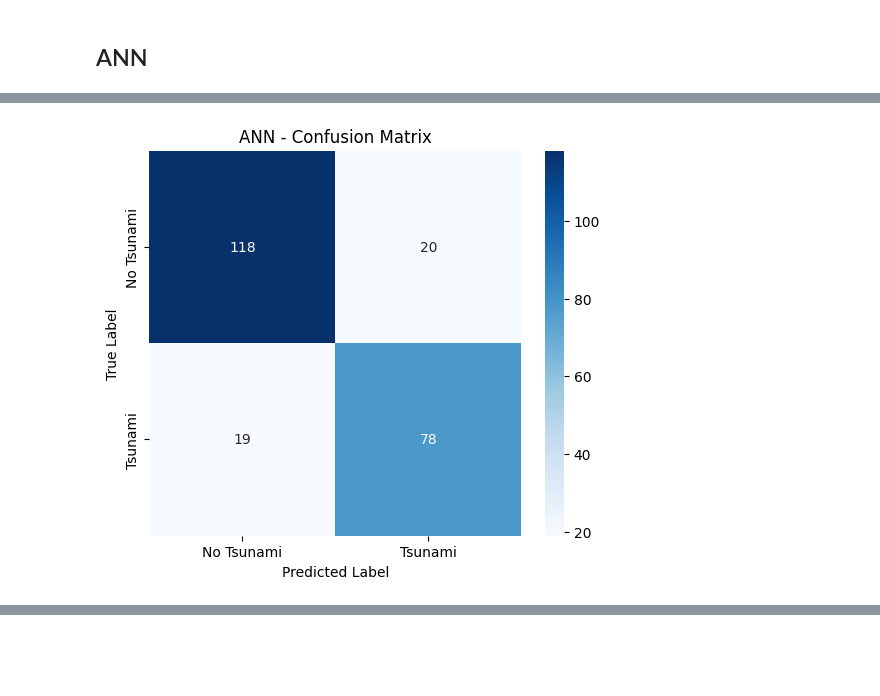
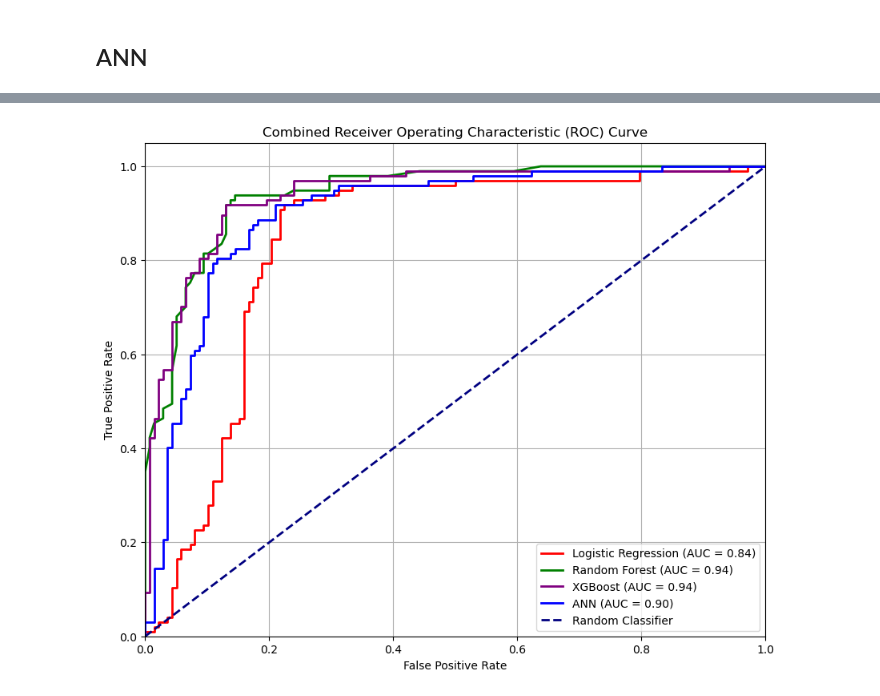
Before and after one commit to humnasul/floodDetection, a Jupyter notebook: floodDetectionModels.ipynb, the cells around one changed output, grey strips where cells are left out. Cells and saved outputs as stored; diff of their text form; code cells hidden in the pictures; blank space fills up the shorter version.

```diff
--- a/floodDetectionModels.ipynb
+++ b/floodDetectionModels.ipynb
@@ -501,13 +501,37 @@ Confusion matrix:
-# %%
-# Confusion Matrix Heatmap
-cm = confusion_matrix(y_test, y_pred)
-plt.figure(figsize=(6, 5))
-sns.heatmap(cm, annot=True, fmt='d', cmap='Blues',
-            xticklabels=['No Tsunami', 'Tsunami'],
-            yticklabels=['No Tsunami', 'Tsunami'])
-plt.title('ANN - Confusion Matrix')
-plt.ylabel('True Label')
-plt.xlabel('Predicted Label')
-plt.show()
-# %% [output]
-[figure, removed]
+# %%
+from sklearn.metrics import roc_curve, auc
+import matplotlib.pyplot as plt
+
+plt.figure(figsize=(10, 8))
+
+# Logistic Regression
+fpr_lr, tpr_lr, _ = roc_curve(y_test, lg_model.predict_proba(X_test)[:, 1])
+roc_auc_lr = auc(fpr_lr, tpr_lr)
+plt.plot(fpr_lr, tpr_lr, color='red', lw=2, label=f'Logistic Regression (AUC = {roc_auc_lr:.2f})')
+
+# Random Forest
+fpr_rf, tpr_rf, _ = roc_curve(y_test, rf_model.predict_proba(X_test)[:, 1])
+roc_auc_rf = auc(fpr_rf, tpr_rf)
+plt.plot(fpr_rf, tpr_rf, color='green', lw=2, label=f'Random Forest (AUC = {roc_auc_rf:.2f})')
+
+# XGBoost
+fpr_xg, tpr_xg, _ = roc_curve(y_test, xg_model.predict_proba(X_test)[:, 1])
+roc_auc_xg = auc(fpr_xg, tpr_xg)
+plt.plot(fpr_xg, tpr_xg, color='purple', lw=2, label=f'XGBoost (AUC = {roc_auc_xg:.2f})')
+
+# ANN
+fpr_ann, tpr_ann, _ = roc_curve(y_test, model.predict(X_test_scaled).flatten())
+roc_auc_ann = auc(fpr_ann, tpr_ann)
+plt.plot(fpr_ann, tpr_ann, color='blue', lw=2, label=f'ANN (AUC = {roc_auc_ann:.2f})')
+
+
+plt.plot([0, 1], [0, 1], color='navy', lw=2, linestyle='--', label='Random Classifier')
+plt.xlim([0.0, 1.0])
+plt.ylim([0.0, 1.05])
+plt.xlabel('False Positive Rate')
+plt.ylabel('True Positive Rate')
+plt.title('Combined Receiver Operating Characteristic (ROC) Curve')
+plt.legend(loc="lower right")
+plt.grid(True)
+plt.show()
+# %% [output]
@@ -513,0 +539 @@ plt.show()
+[figure, added]
```
Also changed, not shown: parts of 7 cells of this notebook.
